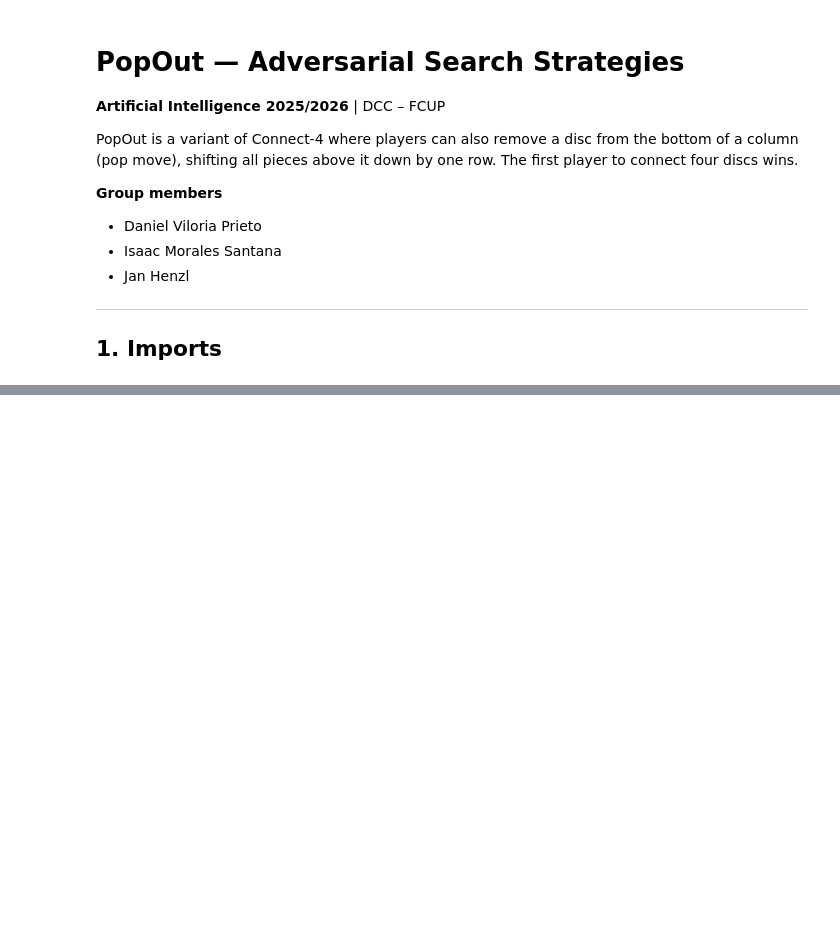
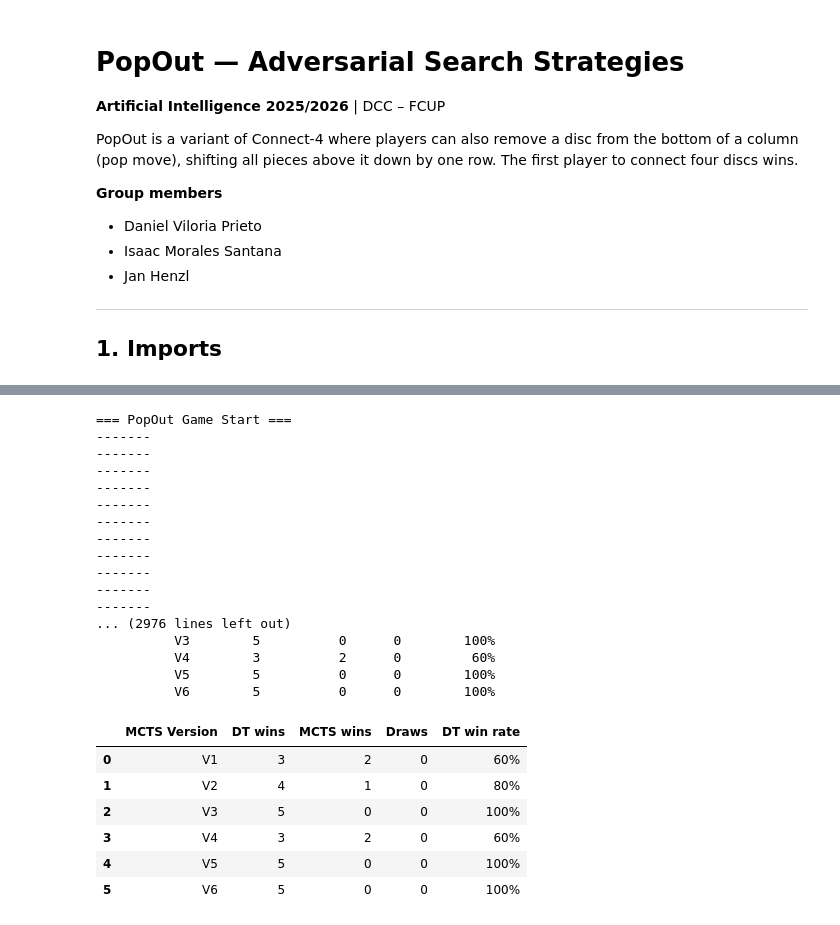
Before and after one commit to imorlxs/popout, a Jupyter notebook: notebook.ipynb, the cells around one changed output, grey strips where cells are left out. Saved outputs shown, nothing was run; the diff lists cells and outputs as text; code cells hidden in the pictures; blank space fills up the shorter version.

Commit message:
Complete notebook: add documentation, evaluation sections, MCTS round-robin and DT results

```diff
--- a/notebook.ipynb
+++ b/notebook.ipynb
@@ -84,6 +107,6 @@ final move selection (max visits vs max wins), and tree reuse.
 # %%
-player1 = MCTSPlayer(PLAYER1, iterations=5000)
-player2 = MCTSPlayerV6(PLAYER2, iterations=5000)
+player1 = MCTSPlayer(PLAYER1, iterations=500)
+player2 = MCTSPlayerV6(PLAYER2, iterations=500)
 
 game = Game(player1, player2)
 
@@ -234,9 +397,9 @@ print('best', best)
 # %%
-def run_tournament(player1, player2, n_games: int = 5, verbose: bool = False):
-    """Run n_games between player1 and player2 and return win counts."""
+def run_tournament(p1, p2, n_games: int = 5):
+    """Run n_games between p1 and p2 and return win counts."""
     results = {"player1": 0, "player2": 0, "draw": 0}
     for _ in range(n_games):
-        game = Game(player1, player2)
+        game = Game(p1, p2)
         result = game.play()
         if result == PLAYER1:
             results["player1"] += 1
@@ -248,10 +411,10 @@ def run_tournament(player1, player2, n_games: int = 5, verbose: bool = False):
 
 
 dt_player   = DecisionTreePlayer(PLAYER1, popout_tree)
-mcts_player = MCTSPlayer(PLAYER2, 500)
+mcts_player = MCTSPlayer(PLAYER2, iterations=500)
 
-print('Decision Tree player vs. MCTS player (50 iters) — 5 games')
-results = run_tournament(dt_player, mcts_player, n_games=10)
+print('Decision Tree vs MCTS V1 (500 iters) — 10 games')
+results = run_tournament(dt_player, mcts_player, n_games=5)
 print(f'  Decision Tree wins: {results["player1"]}')
 print(f'  MCTS wins:          {results["player2"]}')
 print(f'  Draws:              {results["draw"]}')
@@ -257,0 +531,8 @@ print(f'  Draws:              {results["draw"]}')
+# %%
+print('=== DecisionTreePlayer vs each MCTS version ===\n')
+
+for name, cls in player_classes.items():
+    dt = DecisionTreePlayer(PLAYER1, popout_tree)
+    mcts = cls(PLAYER2, iterations=ITERS)
+    r = run_tournament(dt, mcts, n_games=N_GAMES)
+    print(f'DT vs {name}: DT wins={r["player1"]} | MCTS wins={r["player2"]} | draws={r["draw"]}')
@@ -257,0 +557,43 @@ print(f'  Draws:              {results["draw"]}')
+# %%
+# Summary table — DecisionTreePlayer vs each MCTS version
+rows = []
+for name, cls in player_classes.items():
+    dt = DecisionTreePlayer(PLAYER1, popout_tree)
+    mcts = cls(PLAYER2, iterations=ITERS)
+    r = run_tournament(dt, mcts, n_games=N_GAMES)
+    rows.append({
+        'MCTS Version': name,
+        'DT wins': r['player1'],
+        'MCTS wins': r['player2'],
+        'Draws': r['draw'],
+        'DT win rate': f"{r['player1'] / N_GAMES:.0%}"
+    })
+
+results_df = pd.DataFrame(rows)
+print(results_df.to_string(index=False))
+results_df
+# %% [output]
+=== PopOut Game Start ===
+-------
+-------
+-------
+-------
+-------
+-------
+-------
+-------
+-------
+-------
+-------
+... (2976 lines left out)
+          V3        5          0      0        100%
+          V4        3          2      0         60%
+          V5        5          0      0        100%
+          V6        5          0      0        100%
+|  | MCTS Version | DT wins | MCTS wins | Draws | DT win rate |
+| 0 | V1 | 3 | 2 | 0 | 60% |
+| 1 | V2 | 4 | 1 | 0 | 80% |
+| 2 | V3 | 5 | 0 | 0 | 100% |
+| 3 | V4 | 3 | 2 | 0 | 60% |
+| 4 | V5 | 5 | 0 | 0 | 100% |
+| 5 | V6 | 5 | 0 | 0 | 100% |
```
Also changed, not shown: parts of 31 cells of this notebook.
